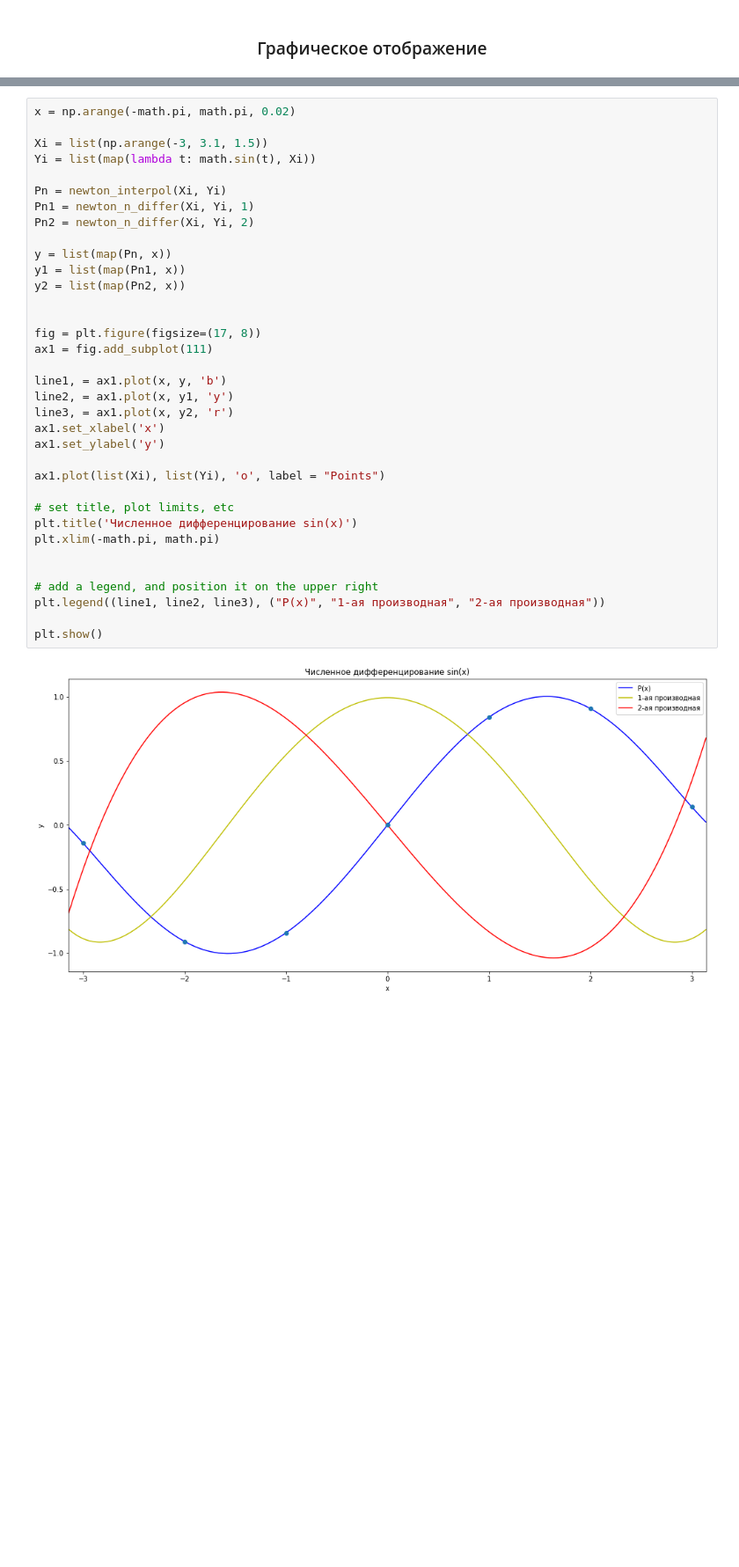
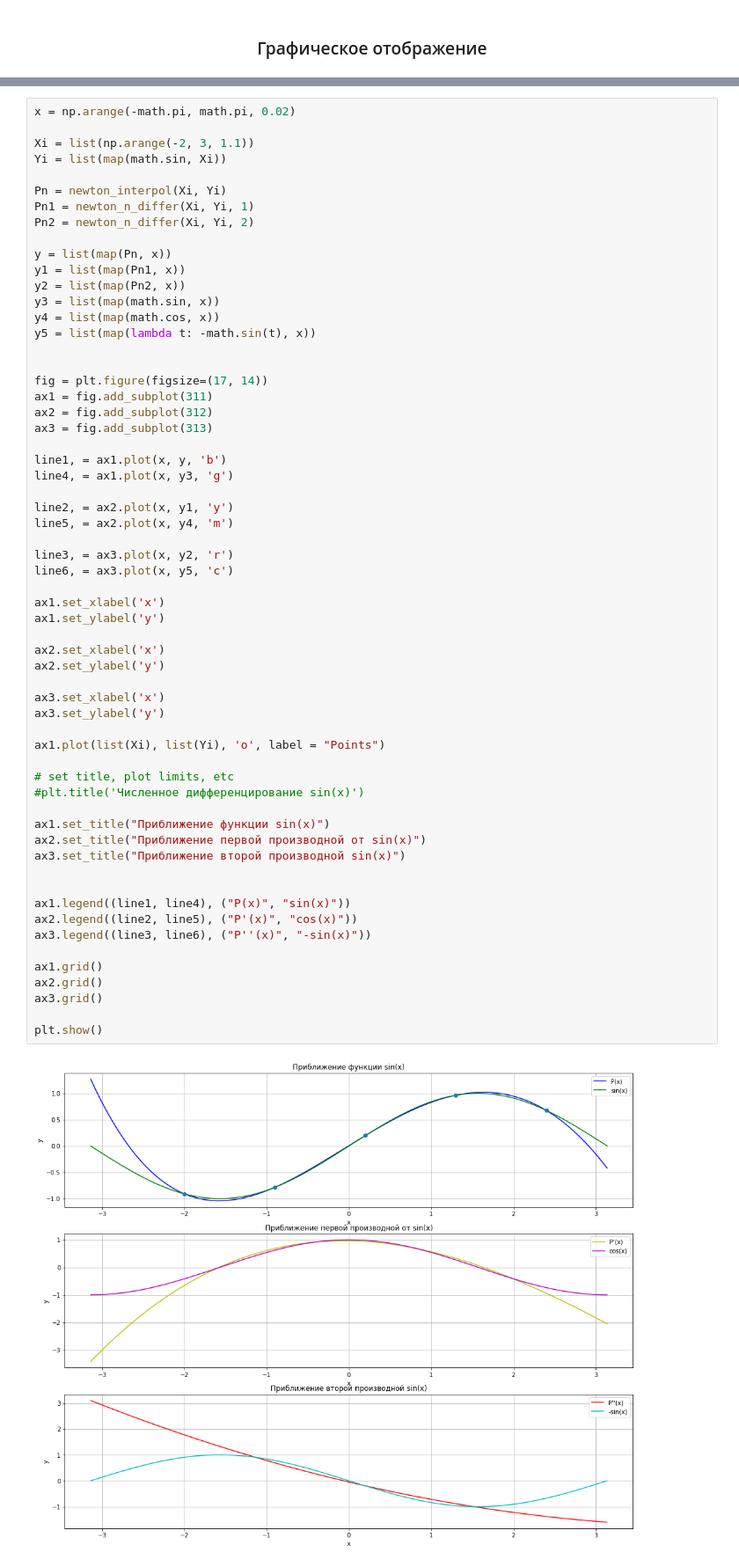
Before and after one commit to m-bronnikov/NumericalMethods, a Jupyter notebook: lab3/task4.ipynb, the cells around one changed output, grey strips where cells are left out. Shown at 88% size. Saved outputs shown, nothing was run; the diff lists cells and outputs as text; blank space fills up the shorter version.

Commit message:
Sin graphics

```diff
--- a/lab3/task4.ipynb
+++ b/lab3/task4.ipynb
@@ -154,39 +154,64 @@ plt.show()
 # %%
 x = np.arange(-math.pi, math.pi, 0.02)
 
-Xi = list(np.arange(-3, 3.1, 1.5))
-Yi = list(map(lambda t: math.sin(t), Xi))
+Xi = list(np.arange(-2, 3, 1.1))
+Yi = list(map(math.sin, Xi))
 
 Pn = newton_interpol(Xi, Yi)
 Pn1 = newton_n_differ(Xi, Yi, 1)
 Pn2 = newton_n_differ(Xi, Yi, 2)
 
 y = list(map(Pn, x))
 y1 = list(map(Pn1, x))
 y2 = list(map(Pn2, x))
+y3 = list(map(math.sin, x))
+y4 = list(map(math.cos, x))
+y5 = list(map(lambda t: -math.sin(t), x))
 
 
-fig = plt.figure(figsize=(17, 8))
-ax1 = fig.add_subplot(111)
+fig = plt.figure(figsize=(17, 14))
+ax1 = fig.add_subplot(311)
+ax2 = fig.add_subplot(312)
+ax3 = fig.add_subplot(313)
 
 line1, = ax1.plot(x, y, 'b')
-line2, = ax1.plot(x, y1, 'y')
-line3, = ax1.plot(x, y2, 'r')
+line4, = ax1.plot(x, y3, 'g')
+
+line2, = ax2.plot(x, y1, 'y')
+line5, = ax2.plot(x, y4, 'm')
+
+line3, = ax3.plot(x, y2, 'r')
+line6, = ax3.plot(x, y5, 'c')
+
 ax1.set_xlabel('x')
 ax1.set_ylabel('y')
+
+ax2.set_xlabel('x')
+ax2.set_ylabel('y')
+
+ax3.set_xlabel('x')
+ax3.set_ylabel('y')
 
 ax1.plot(list(Xi), list(Yi), 'o', label = "Points")
 
 # set title, plot limits, etc
-plt.title('Численное дифференцирование sin(x)')
-plt.xlim(-math.pi, math.pi)
+#plt.title('Численное дифференцирование sin(x)')
+
+ax1.set_title("Приближение функции sin(x)")
+ax2.set_title("Приближение первой производной от sin(x)")
+ax3.set_title("Приближение второй производной sin(x)")
 
 
-# add a legend, and position it on the upper right
-plt.legend((line1, line2, line3), ("P(x)", "1-ая производная", "2-ая производная"))
+ax1.legend((line1, line4), ("P(x)", "sin(x)"))
+ax2.legend((line2, line5), ("P'(x)", "cos(x)"))
+ax3.legend((line3, line6), ("P''(x)", "-sin(x)"))
+
+ax1.grid()
+ax2.grid()
+ax3.grid()
 
 plt.show()
 # %% [output]
-[figure, old version]
+[figure, new version]
 # %% [markdown]
 ###### <center>Сделано Бронниковым Максимом</center>
```
Also changed, not shown: parts of 1 cell of this notebook.
